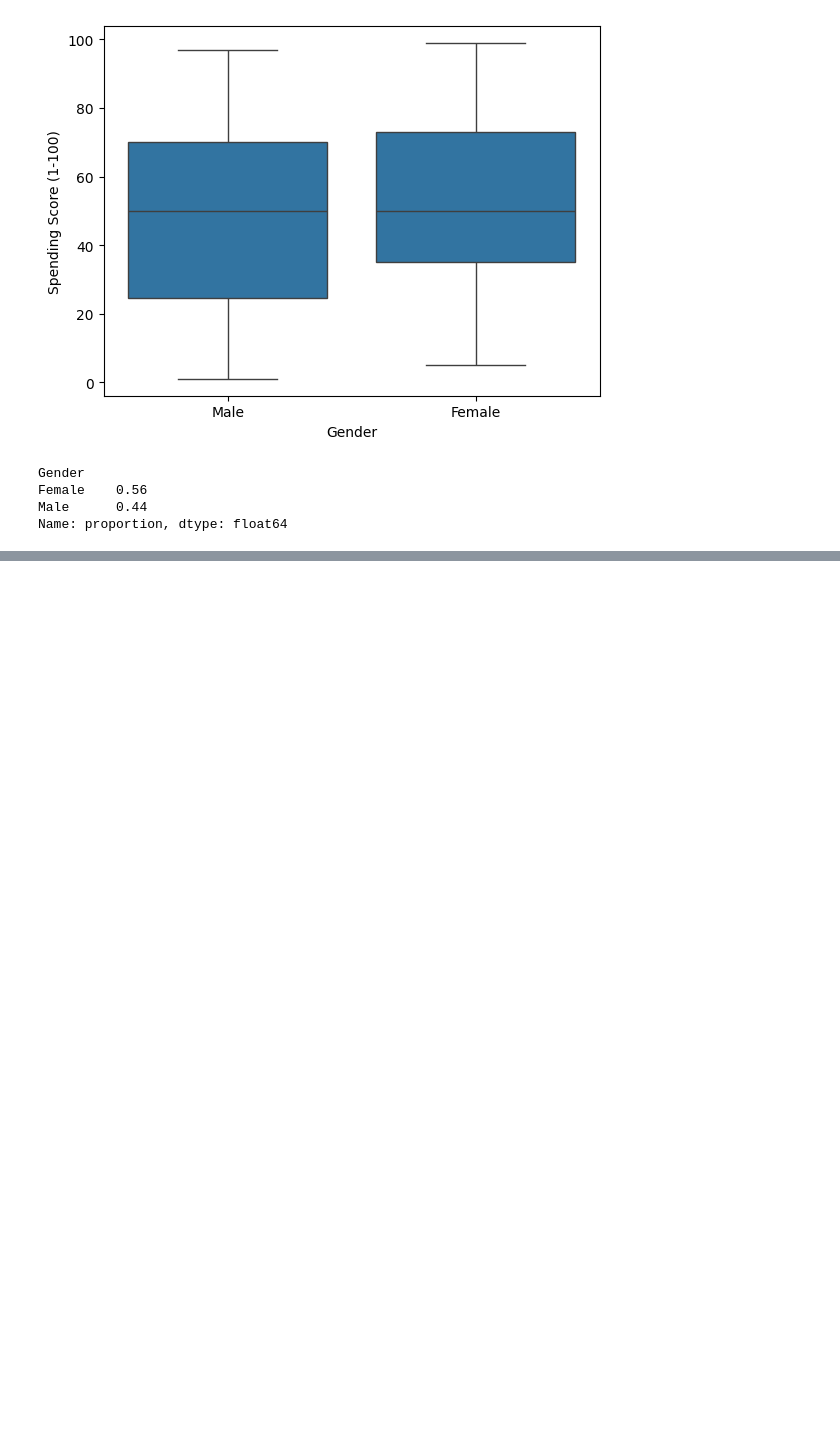
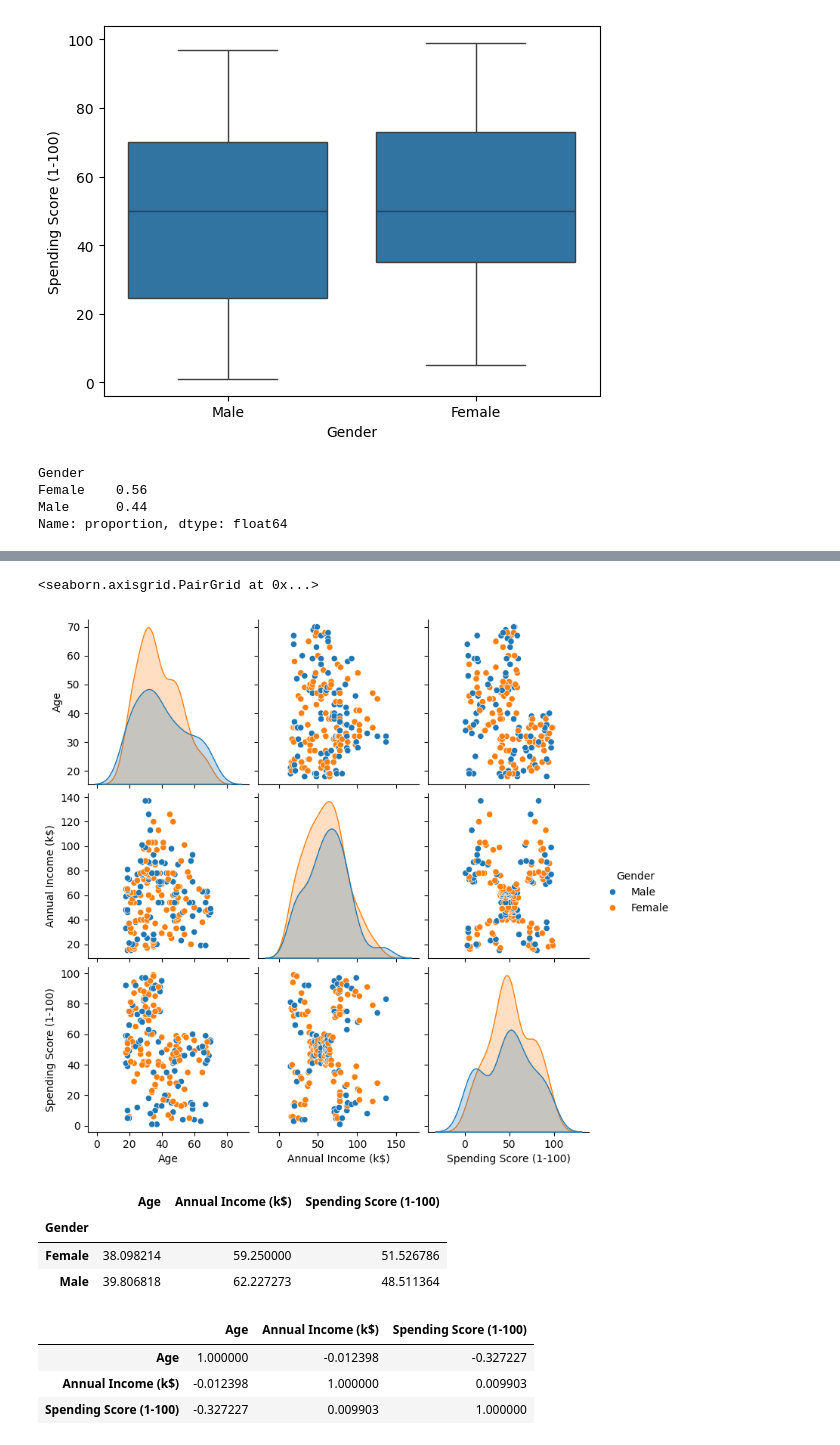
Before and after one commit to shakyaanjil/Customer-Segmentation-K-means, a Jupyter notebook: kmeans_clusters.ipynb, the cells around one changed output, grey strips where cells are left out. Cells and saved outputs as stored; diff of their text form; code cells hidden in the pictures; blank space fills up the shorter version.

```diff
--- a/kmeans_clusters.ipynb
+++ b/kmeans_clusters.ipynb
@@ -90,0 +105,22 @@ Name: proportion, dtype: float64
+# %%
+#df = df.drop('CustomerID', axis=1)
+sns.pairplot(df, hue='Gender')
+# %% [output]
+<seaborn.axisgrid.PairGrid at 0x...>
+[figure, added]
+# %%
+# how about looking out at mean of male and female
+df.groupby(['Gender'])[['Age', 'Annual Income (k$)', 'Spending Score (1-100)']].mean()
+# %% [output]
+|  | Age | Annual Income (k$) | Spending Score (1-100) |
+| Gender |  |  |  |
+| Female | 38.098214 | 59.250000 | 51.526786 |
+| Male | 39.806818 | 62.227273 | 48.511364 |
+# %%
+# how might be the relations ?
+df.corr(numeric_only=True)
+# %% [output]
+|  | Age | Annual Income (k$) | Spending Score (1-100) |
+| Age | 1.000000 | -0.012398 | -0.327227 |
+| Annual Income (k$) | -0.012398 | 1.000000 | 0.009903 |
+| Spending Score (1-100) | -0.327227 | 0.009903 | 1.000000 |
```
Also changed, not shown: parts of 19 cells of this notebook.
